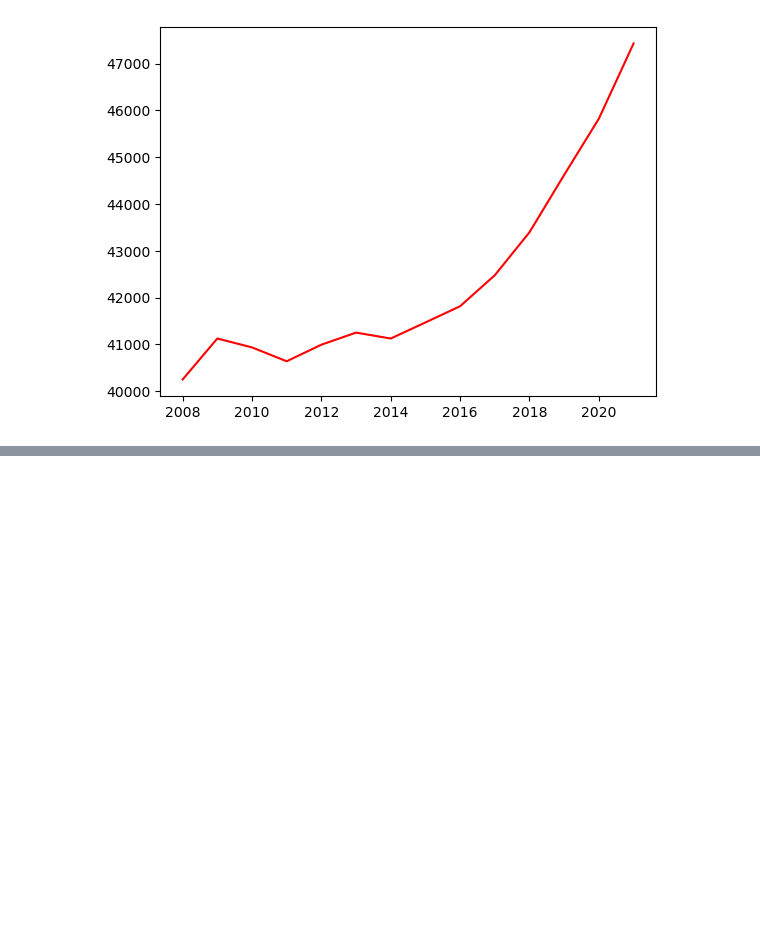
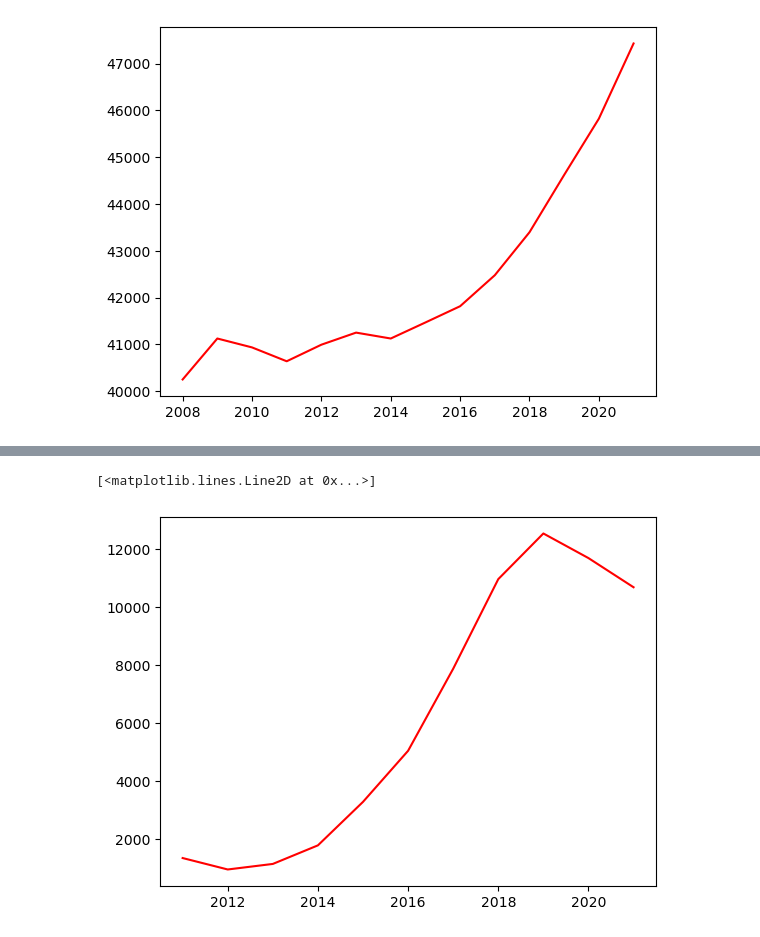
Before and after one commit to killiangriffin/UCDPA_KillianGriffin, a Jupyter notebook: experimental.ipynb, the cells around one changed output, grey strips where cells are left out. Drawn from its saved outputs; the diff is of its cells as text; code cells hidden in the pictures; blank space fills up the shorter version.

```diff
--- a/experimental.ipynb
+++ b/experimental.ipynb
@@ -358,0 +420,7 @@ plt.show()
+# %%
+df4_scheme_houses = df4_scheme_houses = df4.drop('Single house')
+# %%
+plt.plot(df4_scheme_houses['Year'], df4_scheme_houses['VALUE'], color='r')
+# %% [output]
+[<matplotlib.lines.Line2D at 0x...>]
+[figure, added]
```
Also changed, not shown: parts of 11 cells of this notebook.
